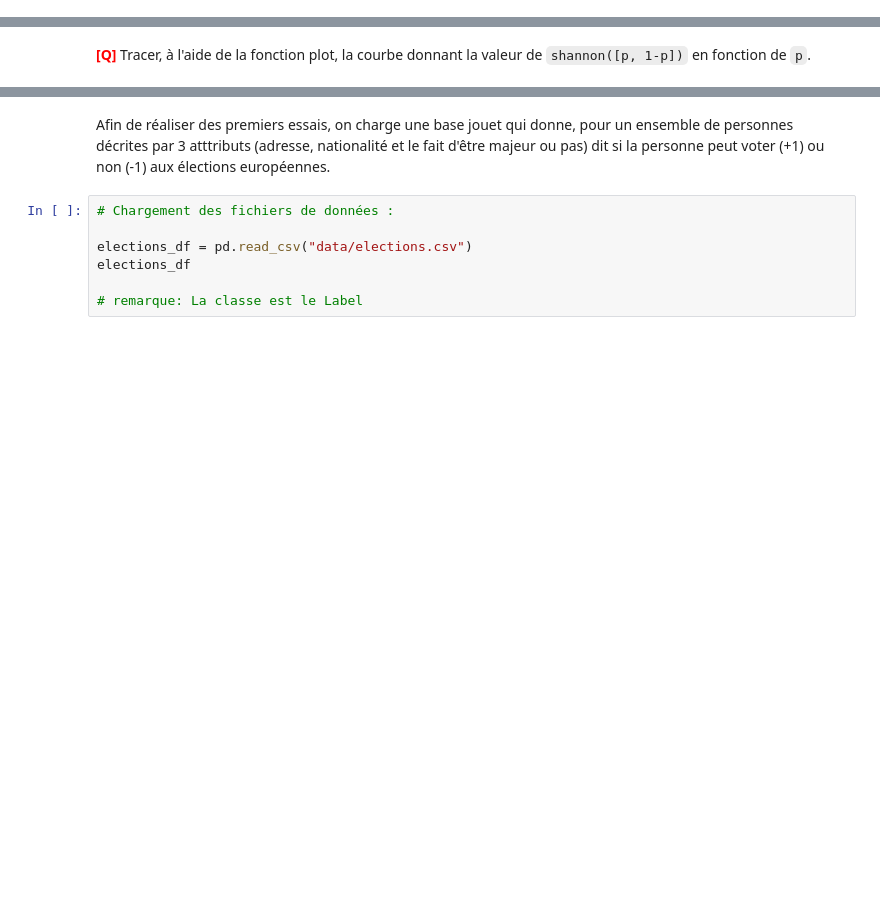
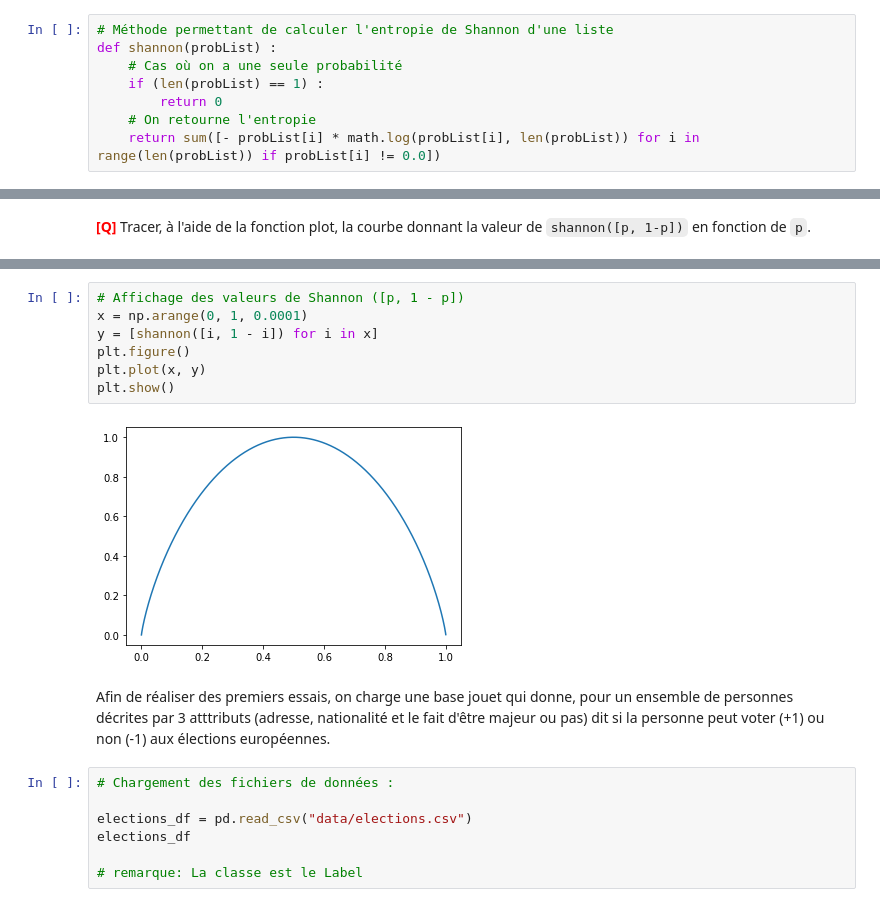
Before and after one commit to almehdiKrisni/UE_IAMSI, a Jupyter notebook: TME10/tme10.ipynb, the cells around one changed output, grey strips where cells are left out. Cells and saved outputs as stored; diff of their text form; blank space fills up the shorter version.

```diff
--- a/TME10/tme10.ipynb
+++ b/TME10/tme10.ipynb
@@ -47,6 +50,14 @@ Pour ce qui suit, une *distribution de probabilités* est représentée par une
 * $\sum_{i=1}^{k}p_i = 1$
 # %% [markdown]
 <font color="RED" size="+1">**[Q]**</font> Ecrire la fonction <code>shannon()</code> qui, étant donné une distribution de probabilités $P$, rend la valeur de $H_S(P)$, l'entropie de Shannon de $P$.
+# %%
+# Méthode permettant de calculer l'entropie de Shannon d'une liste
+def shannon(probList) :
+    # Cas où on a une seule probabilité
+    if (len(probList) == 1) :
+        return 0
+    # On retourne l'entropie
+    return sum([- probList[i] * math.log(probList[i], len(probList)) for i in range(len(probList)) if probList[i] != 0.0])
 # %%
 # Exemples d'utilisation:
 print("P=[1] : ", shannon([1]))
@@ -68,3 +76,12 @@ P=[1.0/3, 2.0/3] :  0.9182958340544896
+# %%
+# Affichage des valeurs de Shannon ([p, 1 - p])
+x = np.arange(0, 1, 0.0001)
+y = [shannon([i, 1 - i]) for i in x]
+plt.figure()
+plt.plot(x, y)
+plt.show()
+# %% [output]
+[figure, added]
 # %% [markdown]
 Afin de réaliser des premiers essais, on charge une base jouet qui donne, pour un ensemble de personnes décrites par 3 atttributs (adresse, nationalité et le fait d'être majeur ou pas) dit si la personne peut voter (+1) ou non (-1) aux élections européennes.
 # %%
```
Also changed, not shown: parts of 20 cells of this notebook, 3 other files.
